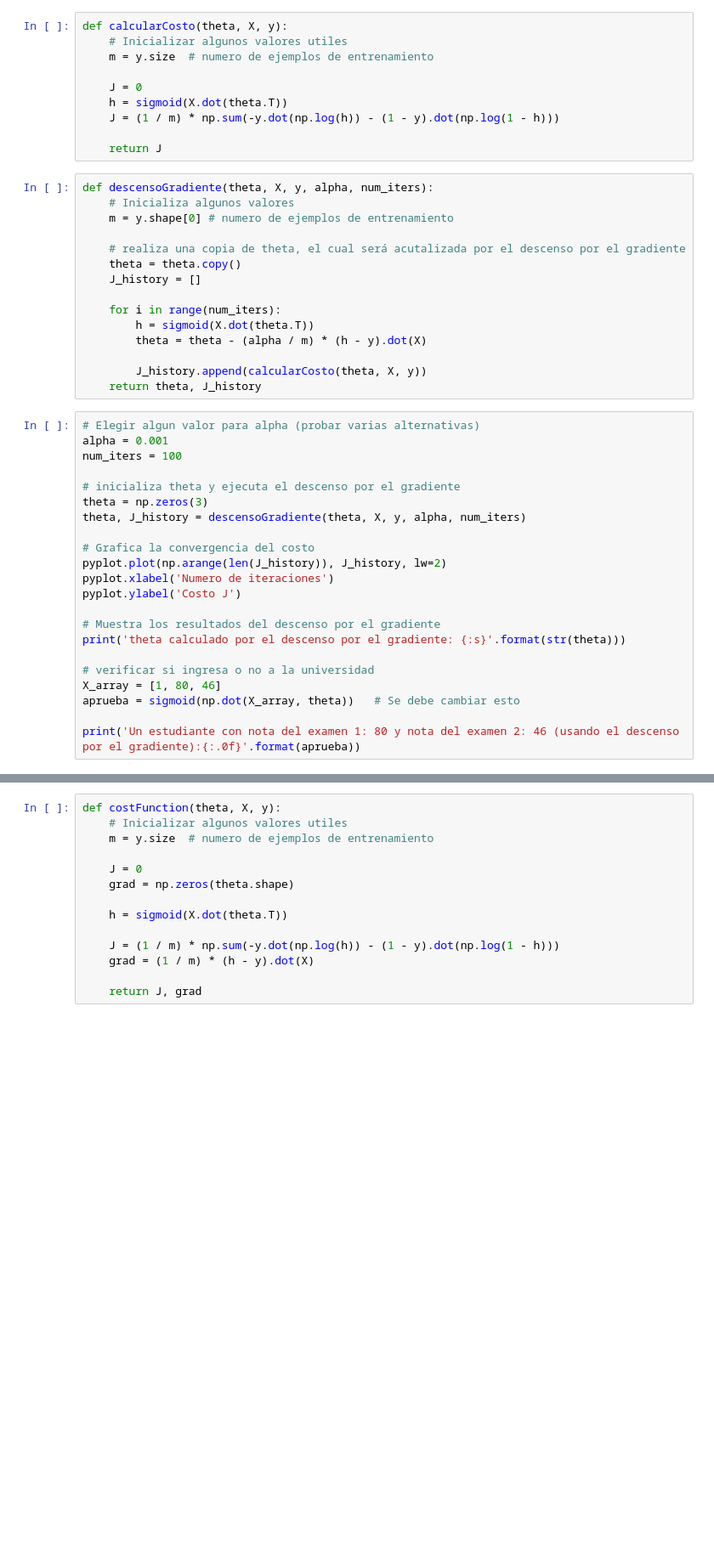
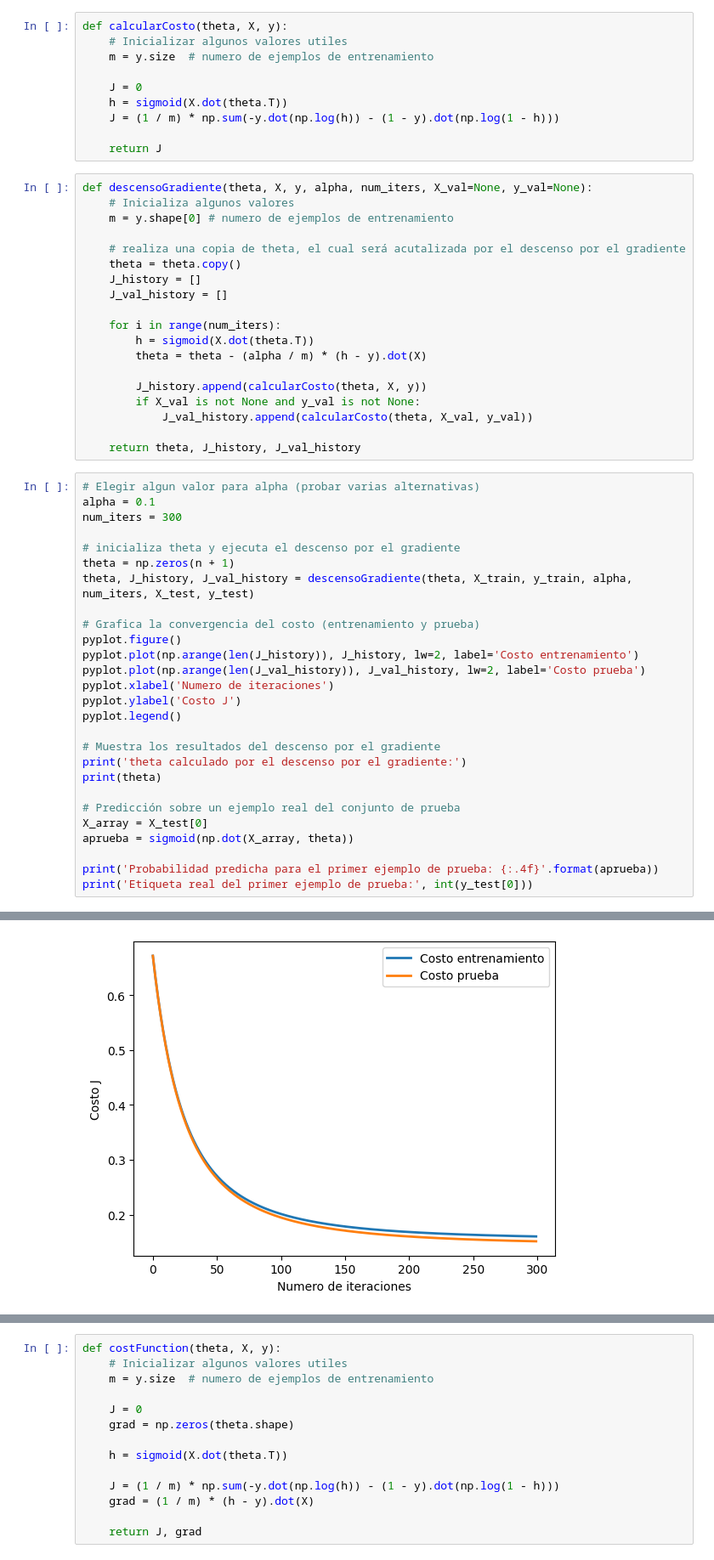
Before and after one commit to Xinger28/Inteligencia-Artificial, a Jupyter notebook: Laboratorios/Regresion_Logistica.ipynb, the cells around one changed output, grey strips where cells are left out. Shown at 85% size. Saved outputs shown, nothing was run; the diff lists cells and outputs as text; blank space fills up the shorter version.

```diff
--- a/Laboratorios/Regresion_Logistica.ipynb
+++ b/Laboratorios/Regresion_Logistica.ipynb
@@ -79,39 +170,49 @@ def calcularCosto(theta, X, y):
 
     return J
 # %%
-def descensoGradiente(theta, X, y, alpha, num_iters):
+def descensoGradiente(theta, X, y, alpha, num_iters, X_val=None, y_val=None):
     # Inicializa algunos valores
     m = y.shape[0] # numero de ejemplos de entrenamiento
 
     # realiza una copia de theta, el cual será acutalizada por el descenso por el gradiente
     theta = theta.copy()
     J_history = []
+    J_val_history = []
 
     for i in range(num_iters):
         h = sigmoid(X.dot(theta.T))
         theta = theta - (alpha / m) * (h - y).dot(X)
 
         J_history.append(calcularCosto(theta, X, y))
-    return theta, J_history
+        if X_val is not None and y_val is not None:
+            J_val_history.append(calcularCosto(theta, X_val, y_val))
+
+    return theta, J_history, J_val_history
 # %%
 # Elegir algun valor para alpha (probar varias alternativas)
-alpha = 0.001
-num_iters = 100
+alpha = 0.1
+num_iters = 300
 
 # inicializa theta y ejecuta el descenso por el gradiente
-theta = np.zeros(3)
-theta, J_history = descensoGradiente(theta, X, y, alpha, num_iters)
+theta = np.zeros(n + 1)
+theta, J_history, J_val_history = descensoGradiente(theta, X_train, y_train, alpha, num_iters, X_test, y_test)
 
-# Grafica la convergencia del costo
-pyplot.plot(np.arange(len(J_history)), J_history, lw=2)
+# Grafica la convergencia del costo (entrenamiento y prueba)
+pyplot.figure()
+pyplot.plot(np.arange(len(J_history)), J_history, lw=2, label='Costo entrenamiento')
+pyplot.plot(np.arange(len(J_val_history)), J_val_history, lw=2, label='Costo prueba')
 pyplot.xlabel('Numero de iteraciones')
 pyplot.ylabel('Costo J')
+pyplot.legend()
 
 # Muestra los resultados del descenso por el gradiente
-print('theta calculado por el descenso por el gradiente: {:s}'.format(str(theta)))
+print('theta calculado por el descenso por el gradiente:')
+print(theta)
 
-# verificar si ingresa o no a la universidad
-X_array = [1, 80, 46]
-aprueba = sigmoid(np.dot(X_array, theta))   # Se debe cambiar esto
+# Predicción sobre un ejemplo real del conjunto de prueba
+X_array = X_test[0]
+aprueba = sigmoid(np.dot(X_array, theta))
 
-print('Un estudiante con nota del examen 1: 80 y nota del examen 2: 46 (usando el descenso por el gradiente):{:.0f}'.format(aprueba))
+print('Probabilidad predicha para el primer ejemplo de prueba: {:.4f}'.format(aprueba))
+print('Etiqueta real del primer ejemplo de prueba:', int(y_test[0]))
+# %% [output]
@@ -118 +237,2 @@ print('Un estudiante con nota del examen 1: 80 y nota del examen 2: 46 (usando e
+[figure, added]
 # %%
```
Also changed, not shown: parts of 19 cells of this notebook.
